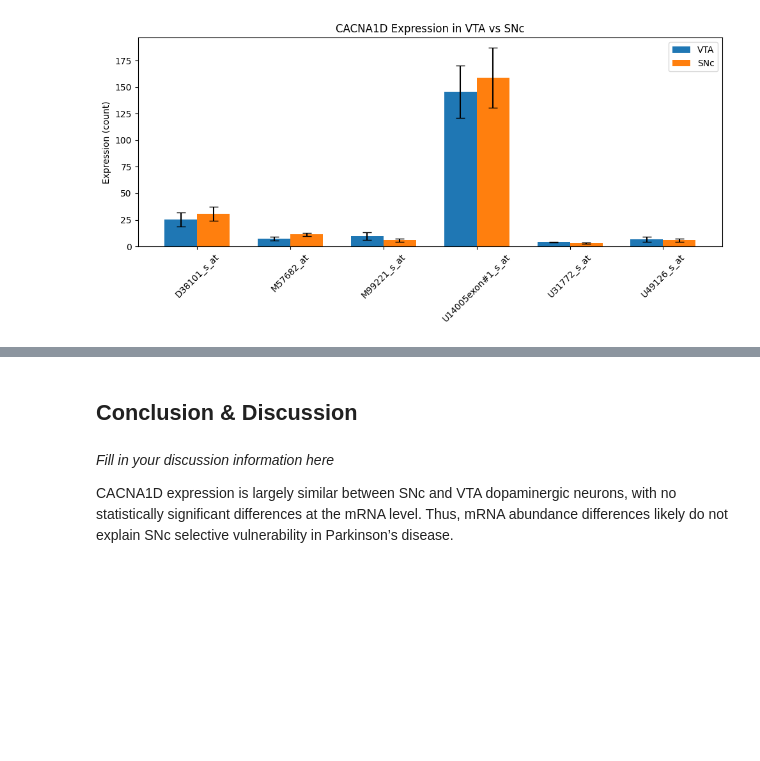
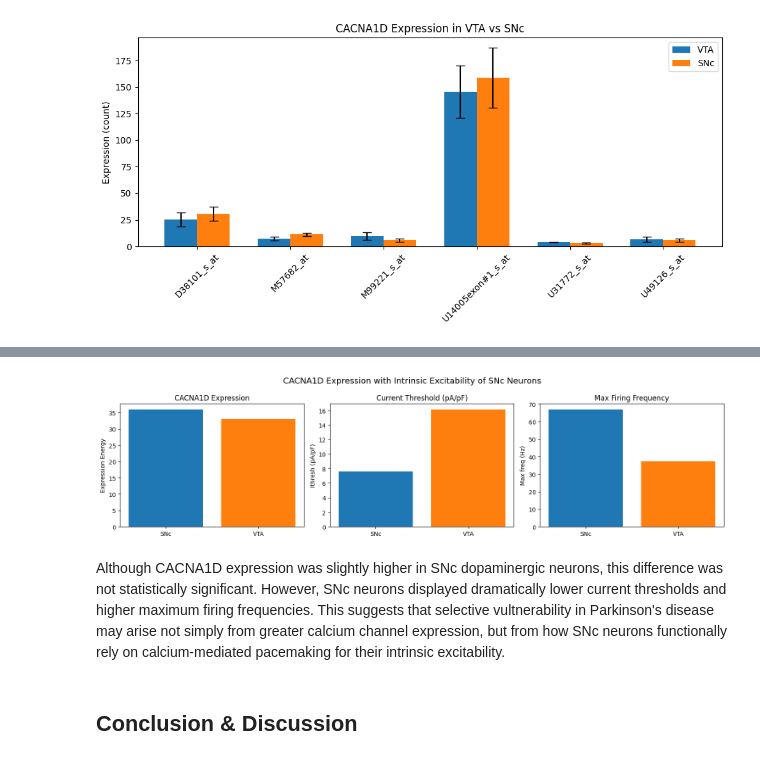
Before and after one commit to bhuynh05/BIPN-162-Group-9, a Jupyter notebook: CellTypesProject_template.ipynb, the cells around one changed output, grey strips where cells are left out. Cells and saved outputs as stored; diff of their text form; code cells hidden in the pictures; blank space fills up the shorter version.

Commit message:
performed data analysis and drafted discussion/conclusion

```diff
--- a/CellTypesProject_template.ipynb
+++ b/CellTypesProject_template.ipynb
@@ -284,6 +420,38 @@ Log2 fold change (VTA vs SNc): -0.120
+# %%
+cacna1d_snc = snc_avg
+cacna1d_vta = vta_avg
+
+ithresh_snc = snc_df_PD['Ithresh (pA/pF)'].mean()
+ithresh_vta = vta_df_PD['Ithresh (pA/pF)'].mean()
+
+freq_snc = snc_df_PD['Max freq (Hz)'].mean()
+freq_vta = vta_df_PD['Max freq (Hz)'].mean()
+
+fig, axes = plt.subplots(1, 3, figsize=(15, 4))
+snc_color = 'tab:blue'
+vta_color = 'tab:orange'
+
+# Panel 1 shows CACNA1D expression
+axes[0].bar(['SNc', 'VTA'], [cacna1d_snc, cacna1d_vta], color=[snc_color, vta_color])
+axes[0].set_title('CACNA1D Expression')
+axes[0].set_ylabel('Expression Energy')
+
+# Panel 2 shows Current Threshold
+axes[1].bar(['SNc', 'VTA'], [ithresh_snc, ithresh_vta], color=[snc_color, vta_color])
+axes[1].set_title('Current Threshold (pA/pF)')
+axes[1].set_ylabel('Ithresh (pA/pF)')
+
+# Panel 3 shows Max Firing Frequency
+axes[2].bar(['SNc', 'VTA'], [freq_snc, freq_vta], color=[snc_color, vta_color])
+axes[2].set_title('Max Firing Frequency')
+axes[2].set_ylabel('Max freq (Hz)')
+
+plt.suptitle('CACNA1D Expression with Intrinsic Excitability of SNc Neurons', fontsize=14)
+plt.tight_layout()
+plt.show()
+# %% [output]
+[figure, added]
+# %% [markdown]
+Although CACNA1D expression was slightly higher in SNc dopaminergic neurons, this difference was not statistically significant. However, SNc neurons displayed dramatically lower current thresholds and higher maximum firing frequencies. This suggests that selective vultnerability in Parkinson's disease may arise not simply from greater calcium channel expression, but from how SNc neurons functionally rely on calcium-mediated pacemaking for their intrinsic excitability.
 # %% [markdown]
 ## Conclusion & Discussion
-# %% [markdown]
-*Fill in your discussion information here*
-
-CACNA1D expression is largely similar between SNc and VTA dopaminergic neurons, with no statistically significant differences at the mRNA level. Thus, mRNA abundance differences likely do not explain SNc selective vulnerability in Parkinson’s disease.
```
Also changed, not shown: parts of 7 cells of this notebook.
